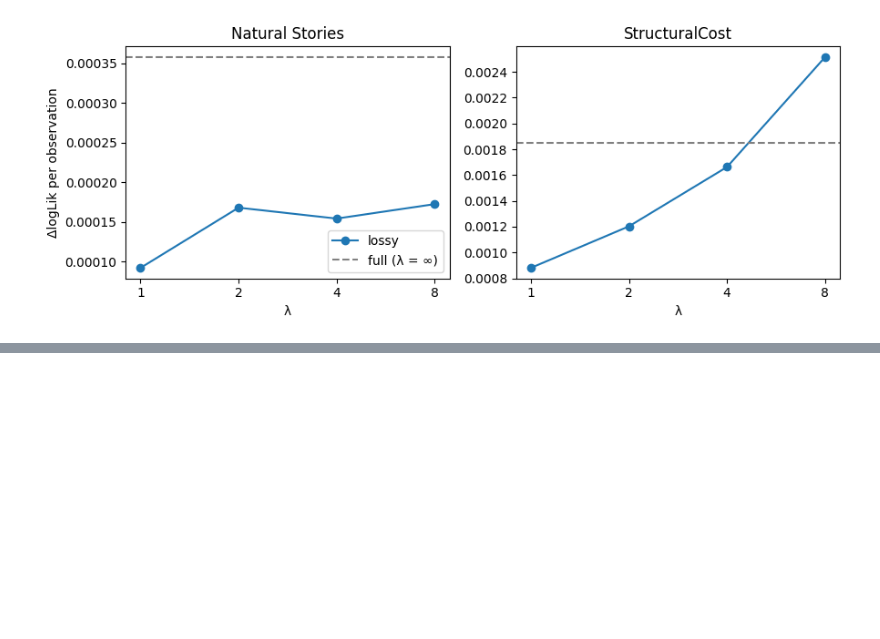
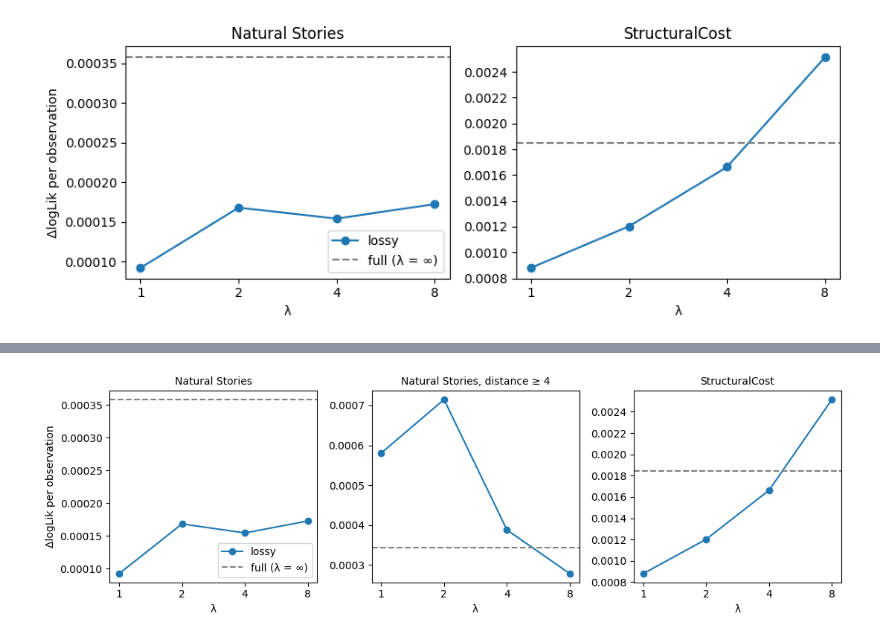
Before and after one commit to sara-graca/lossy-context-surprisal, a Jupyter notebook: notebooks/ns_sc_loglik.ipynb, the cells around one changed output, grey strips where cells are left out. Cells and saved outputs as stored; diff of their text form; code cells hidden in the pictures; blank space fills up the shorter version.

Commit message:
added natural stories lambda >= 4

```diff
--- a/notebooks/ns_sc_loglik.ipynb
+++ b/notebooks/ns_sc_loglik.ipynb
@@ -63,0 +77,26 @@ plt.savefig("../figures/both_dll_plot.png", dpi=200, bbox_inches="tight")
+# %%
+import pandas as pd
+import matplotlib.pyplot as plt
+
+lam = {"lam1": 1, "lam2": 2, "lam4": 4, "lam8": 8}
+panels = [("ns", "Natural Stories"),
+          ("ns_long", "Natural Stories, distance ≥ 4"),
+          ("sc", "StructuralCost")]
+fig, axes = plt.subplots(1, 3, figsize=(11, 3.5))
+for ax, (name, title) in zip(axes, panels):
+    df = pd.read_csv(f"../results/{name}_loglik.csv")
+    base = df.loc[df.model == "base", "loglik"].iloc[0]
+    df["dll"] = (df.loglik - base) / df.n
+    lossy = df[df.model.isin(lam)]
+    ax.plot([lam[m] for m in lossy.model], lossy.dll, "o-", label="lossy")
+    ax.axhline(df.loc[df.model == "full", "dll"].iloc[0], ls="--",
+               color="gray", label="full (λ = ∞)")
+    ax.set_xscale("log", base=2)
+    ax.set_xticks([1, 2, 4, 8]); ax.set_xticklabels(["1", "2", "4", "8"])
+    ax.set_xlabel("λ"); ax.set_title(title, fontsize=10)
+axes[0].set_ylabel("ΔlogLik per observation")
+axes[0].legend()
+plt.tight_layout()
+plt.savefig("../figures/both_dll_plot.png", dpi=200, bbox_inches="tight")
+# %% [output]
+[figure, added]
```
Also changed, not shown: parts of 2 cells of this notebook, 9 other files.
